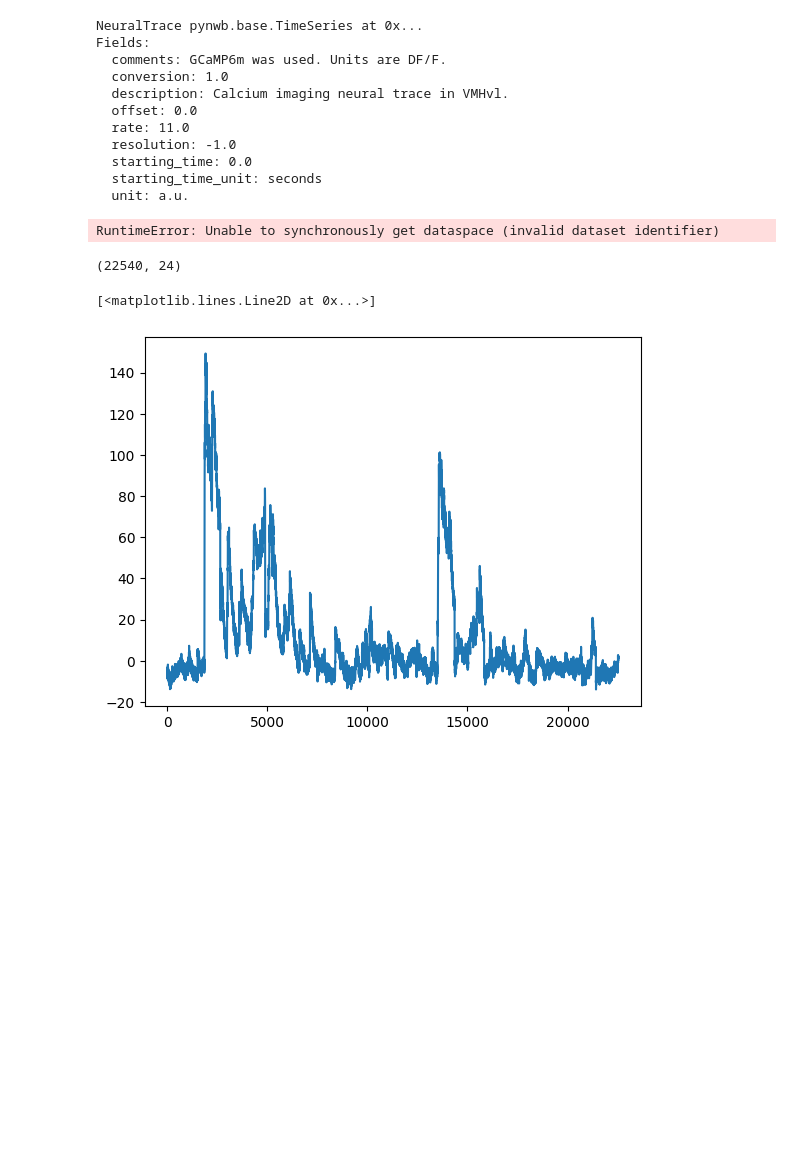
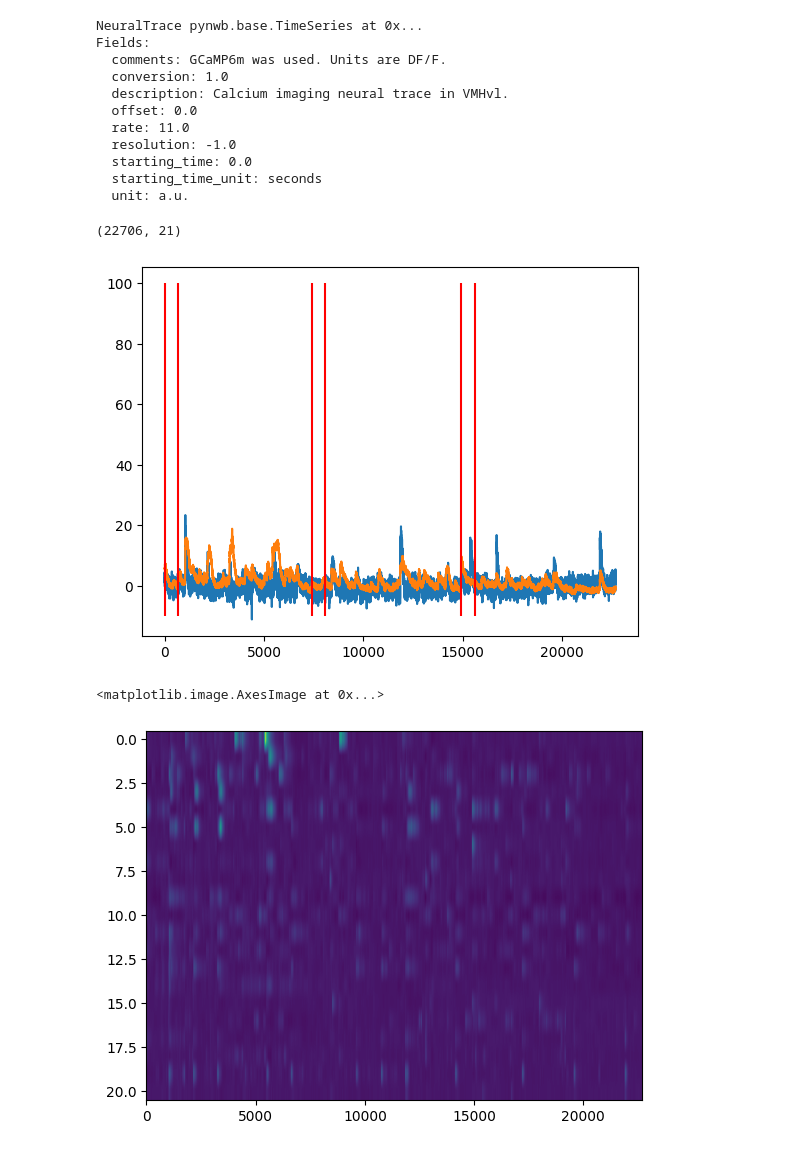
Before and after one commit to mariakesa/NeuroGarage, a Jupyter notebook: hypothalamus_code/exploratory.ipynb, the cells around one changed output. Cells and saved outputs as stored; diff of their text form; code cells hidden in the pictures; blank space fills up the shorter version.

```diff
--- a/hypothalamus_code/exploratory.ipynb
+++ b/hypothalamus_code/exploratory.ipynb
@@ -9,10 +9,26 @@ from pynwb import NWBHDF5IO, NWBFile, TimeSeries
 from pynwb.behavior import Position, SpatialSeries
 from pynwb.file import Subject
 
-with NWBHDF5IO("/home/maria/NeuroGarage/hypothalamus/001182/sub-M1-session1/sub-M1-session1_behavior.nwb", "r") as io:
+with NWBHDF5IO("/home/maria/NeuroGarage/hypothalamus/001182/sub-M1-session3/sub-M1-session3_behavior.nwb", "r") as io:
     read_nwbfile = io.read()
     neural_trace = read_nwbfile.processing['ophys']['NeuralTrace']
 
     data = neural_trace.data[:]
     print(data)
+
+    epoch_tags=read_nwbfile.processing['behavior']['BehavioralEpochs'].interval_series.keys()
+    print(epoch_tags)
+
+    # Access the specific IntervalSeries object
+    baseline_interval_series = read_nwbfile.processing['behavior']['BehavioralEpochs'].interval_series['Ch1: baseline']
+
+    # Extract the data (in this case, it might represent event markers or other relevant information)
+    data2 = baseline_interval_series.data[:]
+
+    # Extract the corresponding timestamps for each interval
+    timestamps = baseline_interval_series.timestamps[:]
+
+    # Now, `data` and `timestamps` hold the extracted information
+    print("Data:", data2)
+    print("Timestamps:", timestamps)
 # %% [output]
@@ -83,25 +108,17 @@ Fields:
   starting_time: 0.0
   starting_time_unit: seconds
   unit: a.u.
-# %%
-neural_trace = read_nwbfile.processing['ophys']['NeuralTrace']
-
-data = neural_trace.data[:]
-
-    # Get the timestamps associated with the data
-timestamps = neural_trace.timestamps[:]
-
-    # If timestamps are not explicitly stored, use the starting time and rate
-if timestamps is None:
-    timestamps = neural_trace.starting_time + np.arange(len(data)) / neural_trace.rate
-# %% [output]
-RuntimeError: Unable to synchronously get dataspace (invalid dataset identifier)
-# %%
-import matplotlib.pyplot as plt
-
-print(data.shape)
-plt.plot(data[:,0])
-# %% [output]
-(22540, 24)
-[<matplotlib.lines.Line2D at 0x...>]
-[figure, removed]
+# %%
+import matplotlib.pyplot as plt
+
+print(data.shape)
+plt.plot(data[:,20])
+plt.plot(np.mean(data, axis=1))
+plt.vlines(ymin=-10, ymax=100,x=timestamps*11, color='r')
+plt.show()
+plt.imshow(data.T, aspect='auto')
+# %% [output]
+(22706, 21)
+[figure, added]
+<matplotlib.image.AxesImage at 0x...>
+[figure, added]
```
Also changed, not shown: parts of 5 cells of this notebook, 5 other files.
